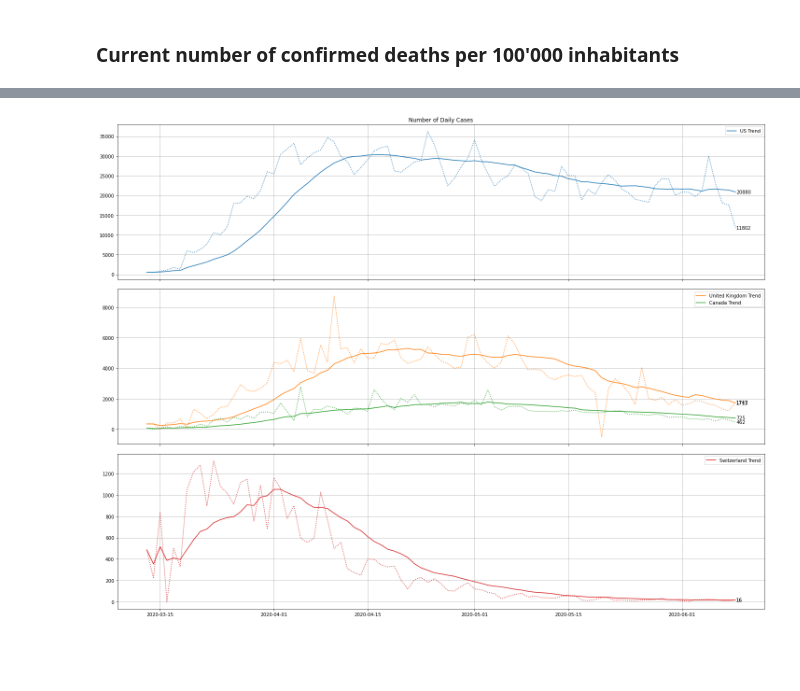
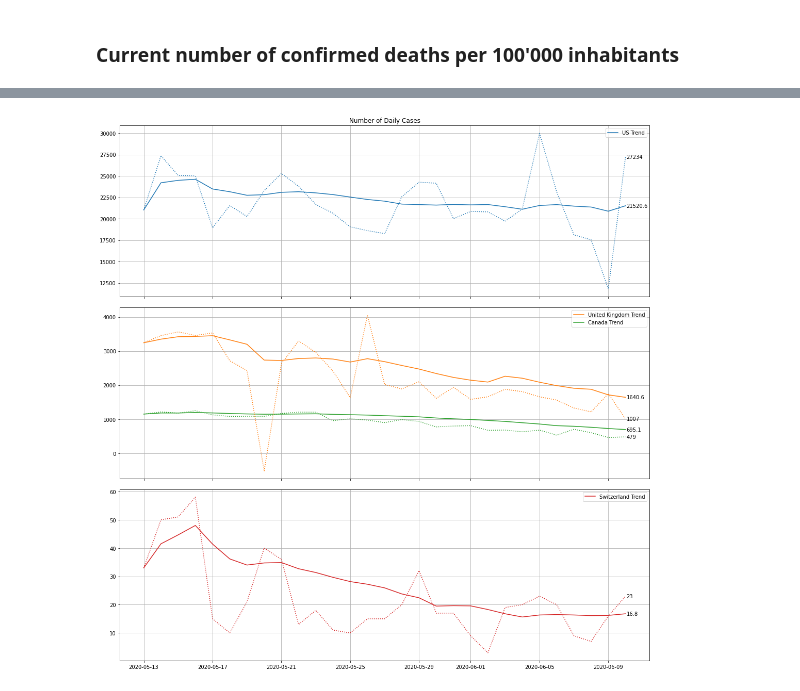
Before and after one commit to willharris/coronastats, a Jupyter notebook: coronastats.ipynb, the cells around one changed output, grey strips where cells are left out. Drawn from its saved outputs; the diff is of its cells as text; code cells hidden in the pictures; blank space fills up the shorter version.

Commit message:
Cleaned up testing graphs, added trendlines.

```diff
--- a/coronastats.ipynb
+++ b/coronastats.ipynb
@@ -176,5 +180,3 @@ for k, v in dpm_today.iterrows():
 # %%
 owid_csv = "https://raw.githubusercontent.com/owid/covid-19-data/master/public/data/owid-covid-data.csv"
 owid_data = pd.read_csv(owid_csv)
-# owid
-owid = owid_data[owid_data["iso_code"].isin(["CHE", "CAN"])].loc[:, ["date", "location", "new_tests_per_thousand"]].set_index("date")
@@ -191,0 +183,23 @@ plt.show()
+# %%
+days = 60
+col_key = "new_tests_per_thousand"
+codes = ["CHE", "CAN", "GBR", "USA"]
+owid_interest = pd.DataFrame()
+
+for code in codes:
+    owid_country = owid_data[owid_data["iso_code"] == code]
+    owid = owid_country.loc[:, ["iso_code", "date", "location", col_key]].set_index("date")
+    location = owid[owid["iso_code"] == code]
+    owid_interest[location.iloc[1]["location"]] = location[col_key]
+
+owid_interest.index = pd.to_datetime(owid_interest.index)
+
+fig, axes = plt.subplots(figsize=(15, 10))
+fig.tight_layout(h_pad=0)
+axes.set(title="New Tests per Thousand")
+
+owid_trimmed = owid_interest.iloc[-days:, :]
+owid_trimmed.plot(ax=axes, grid=True, linestyle=":")
+trend = owid_trimmed.rolling("14d").mean()
+trend.plot(ax=axes, grid=True)
+plt.show()
@@ -192,5 +208,5 @@ plt.show()
 # %%
-days = 90
+days = 30
 
 dailies = cases_interest.loc[["US", "United Kingdom", "Canada", "Switzerland"]].iloc[:, -days:].T.diff()
 dailies.index = pd.to_datetime(dailies.index)
@@ -198,35 +214,35 @@ dailies.index = pd.to_datetime(dailies.index)
 colors = plt.rcParams["axes.prop_cycle"].by_key()["color"]
 splits = [1, 2, 1]
 
-fig, axes = plt.subplots(len(splits), 1, sharex=True, figsize=(20, 15))
+fig, axes = plt.subplots(len(splits), 1, sharex=True, figsize=(15, 15))
 fig.tight_layout()
 
 axes[0].set(title="Number of Daily Cases")
 
 start = 0
 for split in range(len(splits)):
     end = start + splits[split]
     ax = axes[split]
     ax.grid()
     ax.set_prop_cycle(color=colors[start:end])
     data = dailies.iloc[:, start:end]
     trend = data.rolling("14d").mean()
     labels = list(dailies.columns[start:end])
     ax.plot(trend)
     ax.plot(data, linestyle=":", label=[f"{x} Data" for x in labels])
 
     ax.legend([f"{x} Trend" for x in labels])
 
     last_data = data.iloc[-1]
     last_trend = trend.iloc[-1]
     for val in last_trend.values:
-        ax.annotate(int(round(val, 0)), (last_trend.name, val), xytext=(2, -3), textcoords="offset points", fontsize=fontsize)
+        ax.annotate(round(val, 1), (last_trend.name, val), xytext=(2, -3), textcoords="offset points", fontsize=fontsize)
     for val in last_data.values:
         ax.annotate(int(round(val, 0)), (last_data.name, val), xytext=(2, -3), textcoords="offset points", fontsize=fontsize)
 
     start = end
 
 plt.show()
 # %% [output]
-[figure, old version]
+[figure, new version]
 # %%
```
Also changed, not shown: parts of 10 cells of this notebook.
